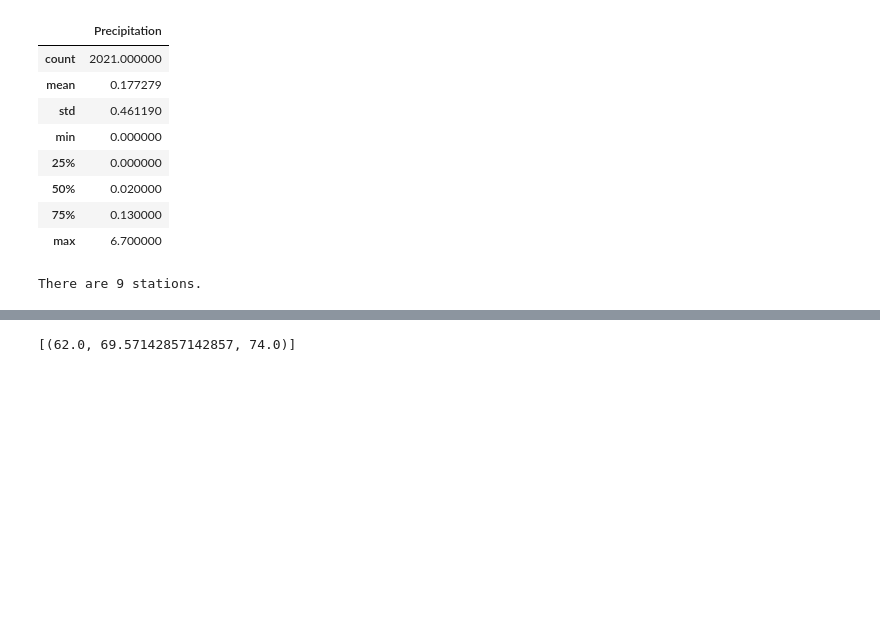
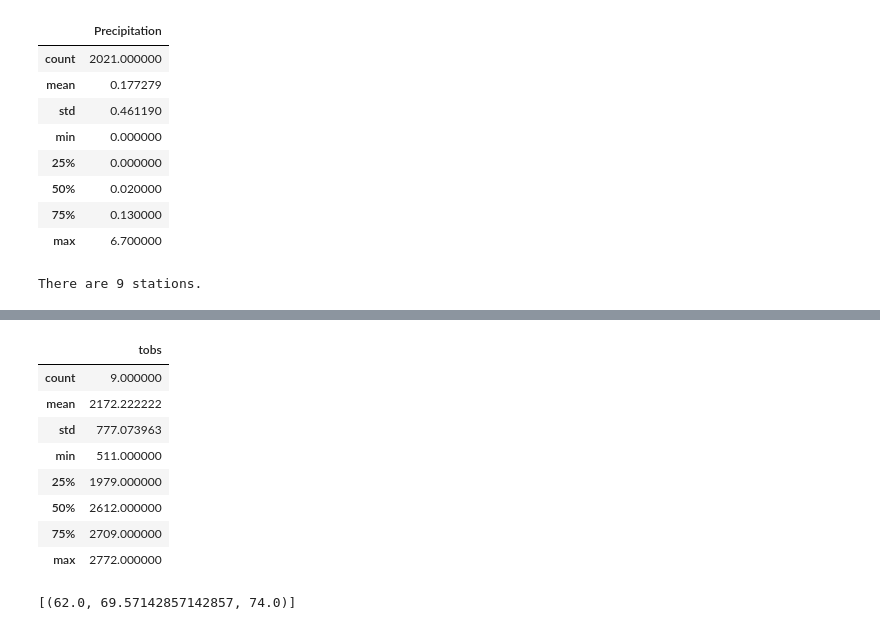
Before and after one commit to salizadeh10/Surfs-Up, a Jupyter notebook: climate_analysis.ipynb, the cells around one changed output, grey strips where cells are left out. Cells and saved outputs as stored; diff of their text form; code cells hidden in the pictures; blank space fills up the shorter version.

```diff
--- a/climate_analysis.ipynb
+++ b/climate_analysis.ipynb
@@ -153,6 +172,18 @@ There are 9 stations.
 # %%
 # Using the station id from the previous query, calculate the lowest temperature recorded,
 # highest temperature recorded, and average temperature most active station?
+
+busiest_df.describe()
+# %% [output]
+|  | tobs |
+| count | 9.000000 |
+| mean | 2172.222222 |
+| std | 777.073963 |
+| min | 511.000000 |
+| 25% | 1979.000000 |
+| 50% | 2612.000000 |
+| 75% | 2709.000000 |
+| max | 2772.000000 |
 # %%
 # Choose the station with the highest number of temperature observations.
 # Query the last 12 months of temperature observation data for this station and plot the results as a histogram
```
Also changed, not shown: parts of 4 cells of this notebook.
